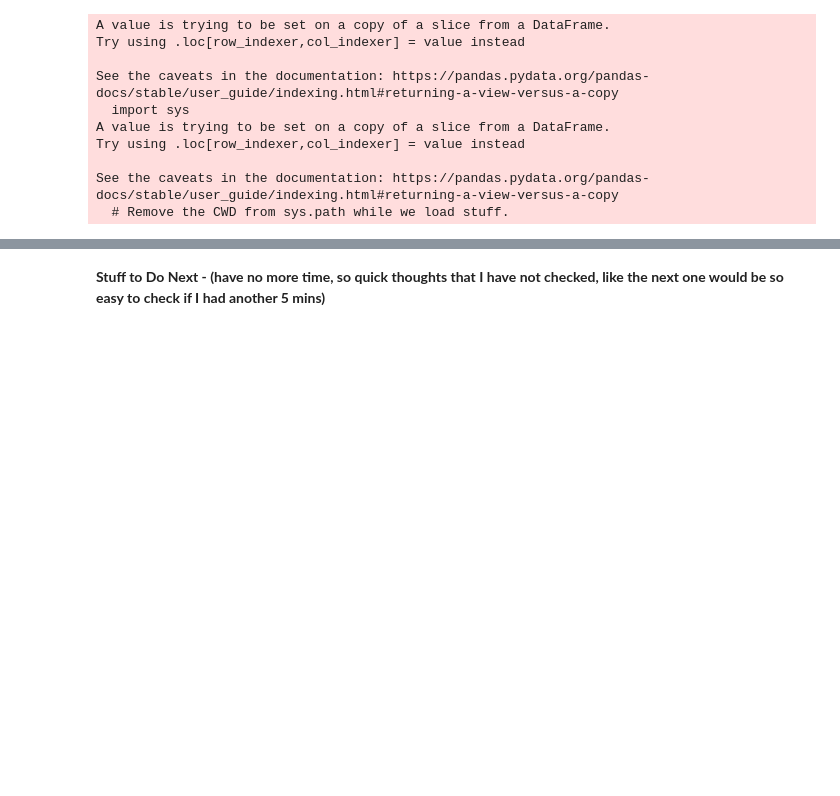
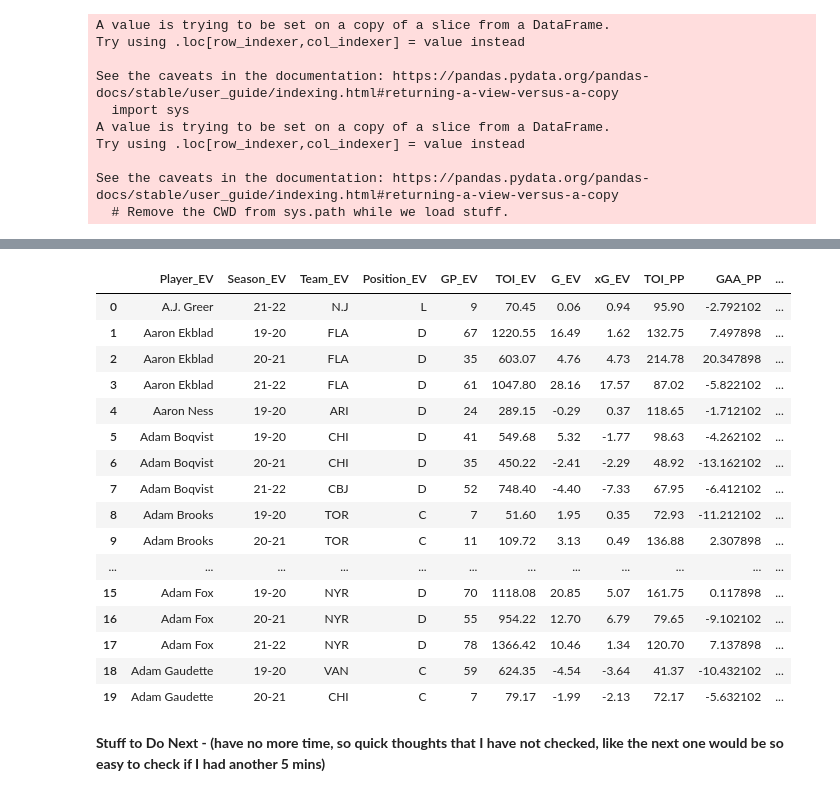
Before and after one commit to danmartin25/Hockey_Model, a Jupyter notebook: Hockey_Model_Mark_I.ipynb, the cells around one changed output, grey strips where cells are left out. Cells and saved outputs as stored; diff of their text form; code cells hidden in the pictures; blank space fills up the shorter version.

```diff
--- a/Hockey_Model_Mark_I.ipynb
+++ b/Hockey_Model_Mark_I.ipynb
@@ -230,3 +193,3 @@ combined_player_df.head(20)
-# %%
-combined_player_df = combined_player_df.drop(columns = ['GF%','xGF%','GF','GA','Season_y','Team_y','Position_y','GP_y','GF%_y','GF_y','GA_y','G+/-_y'])
-combined_player_df
+# %%
+skater_EV_PP = combined_player_df.drop(columns = ['Player_PP','Season_PP','Team_PP','Position_PP','GP_PP'])
+skater_EV_PP
@@ -233,6 +210,27 @@ combined_player_df
 # %%
 #Merge EV,PP,SH tables together
-full_player_totals = pd.merge(combined_player_df, skater_SH_totals, how="left", on=["Player", "Player"])
+#full_player_totals = pd.merge(skater_EV_PP, skater_SH_totals, how="left", on=["Player_EV", "Player_SH"])
 #full_player_totals.head(10)
+
+full_player_totals = pd.concat([skater_EV_PP,skater_SH_totals], axis='columns')
+full_player_totals.head(20)
+# %% [output]
+|  | Player_EV | Season_EV | Team_EV | Position_EV | GP_EV | TOI_EV | G_EV | xG_EV | TOI_PP | GAA_PP | ... |
+| 0 | A.J. Greer | 21-22 | N.J | L | 9 | 70.45 | 0.06 | 0.94 | 95.90 | -2.792102 | ... |
+| 1 | Aaron Ekblad | 19-20 | FLA | D | 67 | 1220.55 | 16.49 | 1.62 | 132.75 | 7.497898 | ... |
+| 2 | Aaron Ekblad | 20-21 | FLA | D | 35 | 603.07 | 4.76 | 4.73 | 214.78 | 20.347898 | ... |
+| 3 | Aaron Ekblad | 21-22 | FLA | D | 61 | 1047.80 | 28.16 | 17.57 | 87.02 | -5.822102 | ... |
+| 4 | Aaron Ness | 19-20 | ARI | D | 24 | 289.15 | -0.29 | 0.37 | 118.65 | -1.712102 | ... |
+| 5 | Adam Boqvist | 19-20 | CHI | D | 41 | 549.68 | 5.32 | -1.77 | 98.63 | -4.262102 | ... |
+| 6 | Adam Boqvist | 20-21 | CHI | D | 35 | 450.22 | -2.41 | -2.29 | 48.92 | -13.162102 | ... |
+| 7 | Adam Boqvist | 21-22 | CBJ | D | 52 | 748.40 | -4.40 | -7.33 | 67.95 | -6.412102 | ... |
+| 8 | Adam Brooks | 19-20 | TOR | C | 7 | 51.60 | 1.95 | 0.35 | 72.93 | -11.212102 | ... |
+| 9 | Adam Brooks | 20-21 | TOR | C | 11 | 109.72 | 3.13 | 0.49 | 136.88 | 2.307898 | ... |
+| ... | ... | ... | ... | ... | ... | ... | ... | ... | ... | ... | ... |
+| 15 | Adam Fox | 19-20 | NYR | D | 70 | 1118.08 | 20.85 | 5.07 | 161.75 | 0.117898 | ... |
+| 16 | Adam Fox | 20-21 | NYR | D | 55 | 954.22 | 12.70 | 6.79 | 79.65 | -9.102102 | ... |
+| 17 | Adam Fox | 21-22 | NYR | D | 78 | 1366.42 | 10.46 | 1.34 | 120.70 | 7.137898 | ... |
+| 18 | Adam Gaudette | 19-20 | VAN | C | 59 | 624.35 | -4.54 | -3.64 | 41.37 | -10.432102 | ... |
+| 19 | Adam Gaudette | 20-21 | CHI | C | 7 | 79.17 | -1.99 | -2.13 | 72.17 | -5.632102 | ... |
 # %%
 #Clean up data
```
Also changed, not shown: parts of 8 cells of this notebook.
